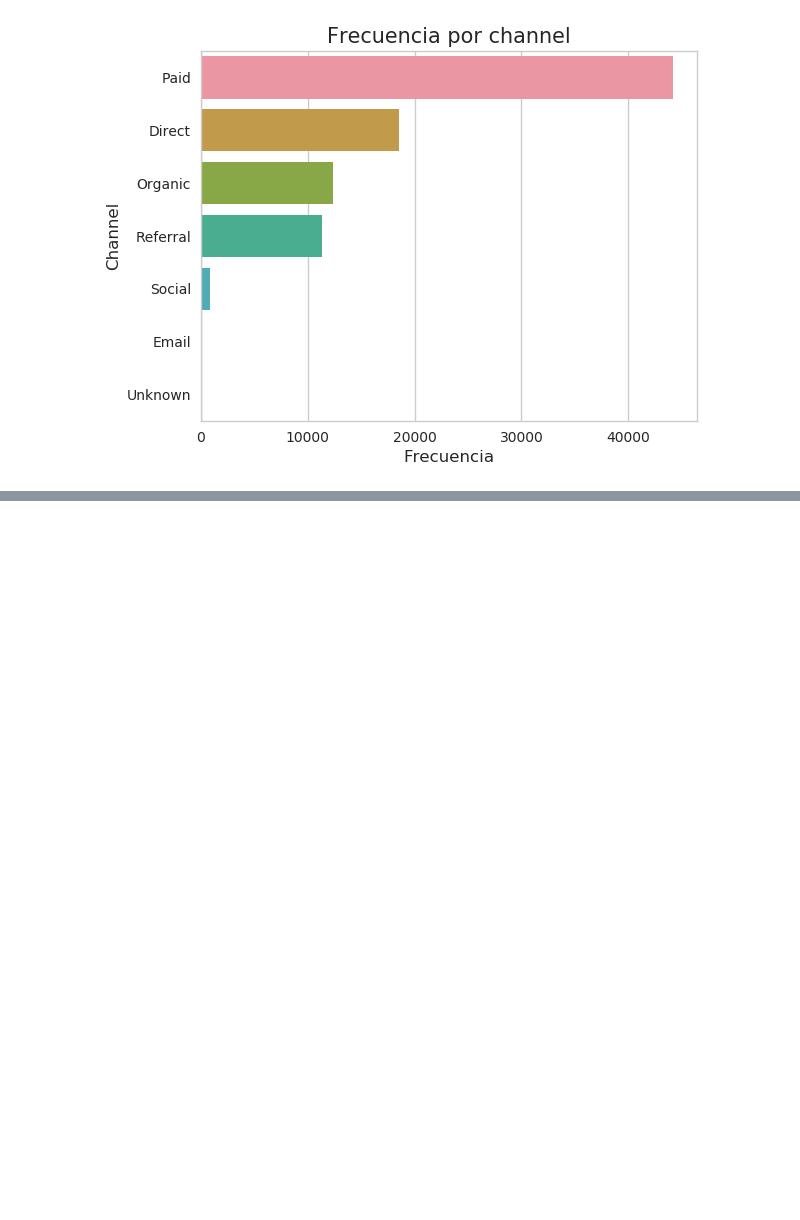
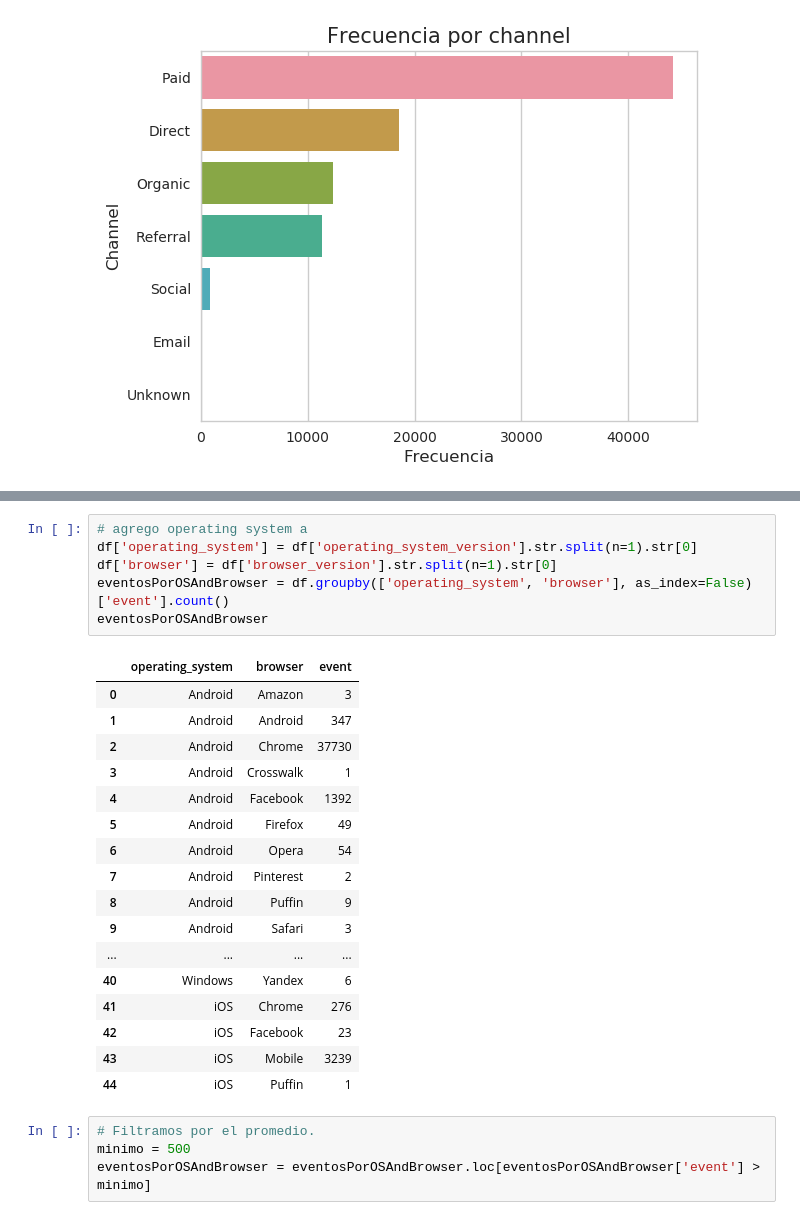
Before and after one commit to bauticanavese/Datos-Tps, a Jupyter notebook: TP1/Calculos Previos/analisis-santiago.ipynb, the cells around one changed output, grey strips where cells are left out. Cells and saved outputs as stored; diff of their text form; blank space fills up the shorter version.

```diff
--- a/TP1/Calculos Previos/analisis-santiago.ipynb
+++ b/TP1/Calculos Previos/analisis-santiago.ipynb
@@ -112,0 +90,28 @@ dfEventVisitedSite.head(10)
+# %%
+# agrego operating system a
+df['operating_system'] = df['operating_system_version'].str.split(n=1).str[0]
+df['browser'] = df['browser_version'].str.split(n=1).str[0]
+eventosPorOSAndBrowser = df.groupby(['operating_system', 'browser'], as_index=False)['event'].count()
+eventosPorOSAndBrowser
+# %% [output]
+|  | operating_system | browser | event |
+| 0 | Android | Amazon | 3 |
+| 1 | Android | Android | 347 |
+| 2 | Android | Chrome | 37730 |
+| 3 | Android | Crosswalk | 1 |
+| 4 | Android | Facebook | 1392 |
+| 5 | Android | Firefox | 49 |
+| 6 | Android | Opera | 54 |
+| 7 | Android | Pinterest | 2 |
+| 8 | Android | Puffin | 9 |
+| 9 | Android | Safari | 3 |
+| ... | ... | ... | ... |
+| 40 | Windows | Yandex | 6 |
+| 41 | iOS | Chrome | 276 |
+| 42 | iOS | Facebook | 23 |
+| 43 | iOS | Mobile | 3239 |
+| 44 | iOS | Puffin | 1 |
+# %%
+# Filtramos por el promedio.
+minimo = 500
+eventosPorOSAndBrowser = eventosPorOSAndBrowser.loc[eventosPorOSAndBrowser['event'] > minimo]
```
Also changed, not shown: parts of 11 cells of this notebook.
